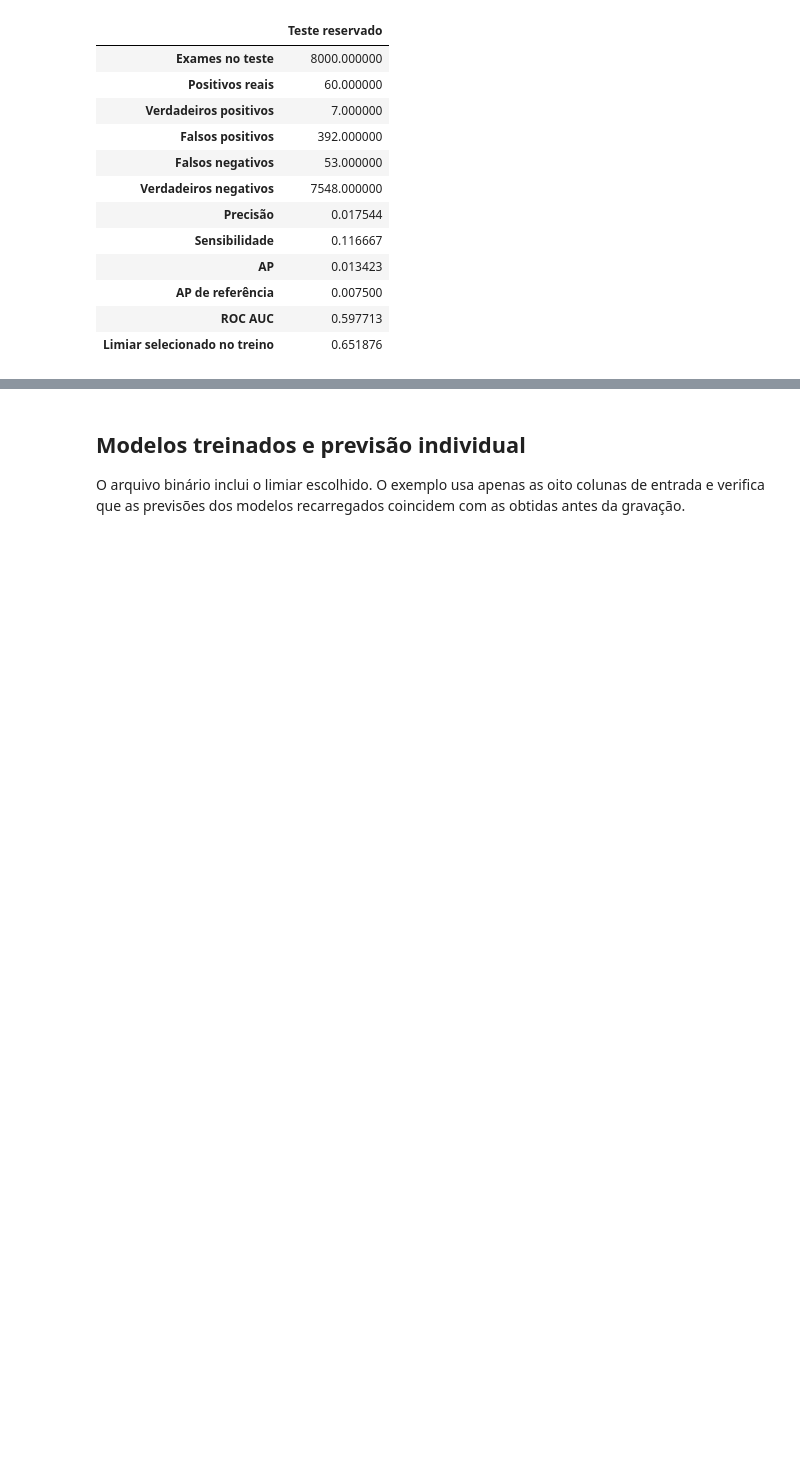
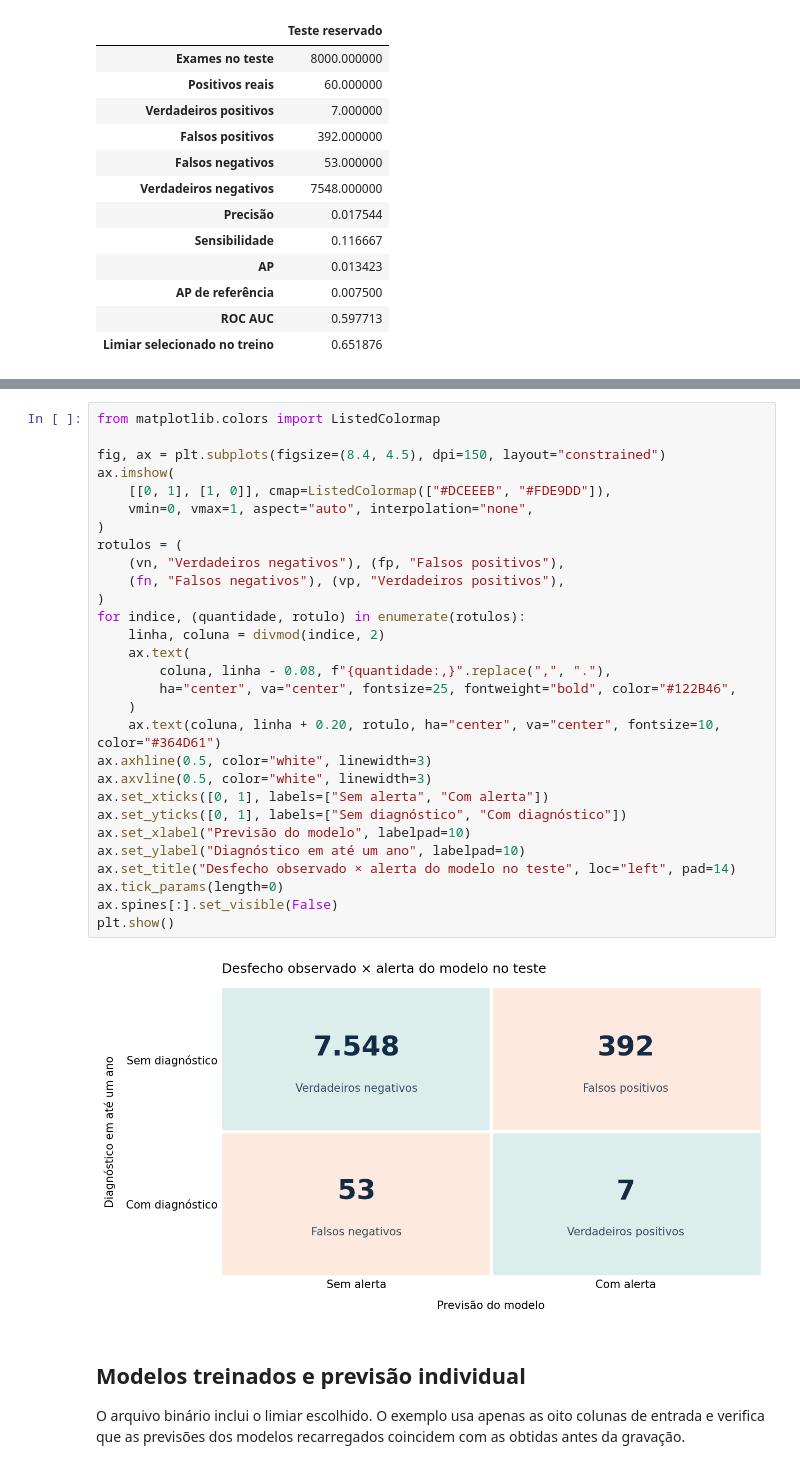
Before and after one commit to arthurMalveste/Breast-Cancer-Analysis-and-Classification, a Jupyter notebook: notebooks/dois-focos.ipynb, the cells around one changed output, grey strips where cells are left out. Cells and saved outputs as stored; diff of their text form; blank space fills up the shorter version.

```diff
--- a/notebooks/dois-focos.ipynb
+++ b/notebooks/dois-focos.ipynb
@@ -242,3 +326,34 @@ Regressão logística
+# %%
+from matplotlib.colors import ListedColormap
+
+fig, ax = plt.subplots(figsize=(8.4, 4.5), dpi=150, layout="constrained")
+ax.imshow(
+    [[0, 1], [1, 0]], cmap=ListedColormap(["#DCEEEB", "#FDE9DD"]),
+    vmin=0, vmax=1, aspect="auto", interpolation="none",
+)
+rotulos = (
+    (vn, "Verdadeiros negativos"), (fp, "Falsos positivos"),
+    (fn, "Falsos negativos"), (vp, "Verdadeiros positivos"),
+)
+for indice, (quantidade, rotulo) in enumerate(rotulos):
+    linha, coluna = divmod(indice, 2)
+    ax.text(
+        coluna, linha - 0.08, f"{quantidade:,}".replace(",", "."),
+        ha="center", va="center", fontsize=25, fontweight="bold", color="#122B46",
+    )
+    ax.text(coluna, linha + 0.20, rotulo, ha="center", va="center", fontsize=10, color="#364D61")
+ax.axhline(0.5, color="white", linewidth=3)
+ax.axvline(0.5, color="white", linewidth=3)
+ax.set_xticks([0, 1], labels=["Sem alerta", "Com alerta"])
+ax.set_yticks([0, 1], labels=["Sem diagnóstico", "Com diagnóstico"])
+ax.set_xlabel("Previsão do modelo", labelpad=10)
+ax.set_ylabel("Diagnóstico em até um ano", labelpad=10)
+ax.set_title("Desfecho observado × alerta do modelo no teste", loc="left", pad=14)
+ax.tick_params(length=0)
+ax.spines[:].set_visible(False)
+plt.show()
+# %% [output]
+[figure, added]
 # %% [markdown]
 ## Modelos treinados e previsão individual
 O arquivo binário inclui o limiar escolhido. O exemplo usa apenas as oito colunas de entrada e verifica que as previsões dos modelos recarregados coincidem com as obtidas antes da gravação.
```
Also changed, not shown: parts of 6 cells of this notebook, 2 other files.
